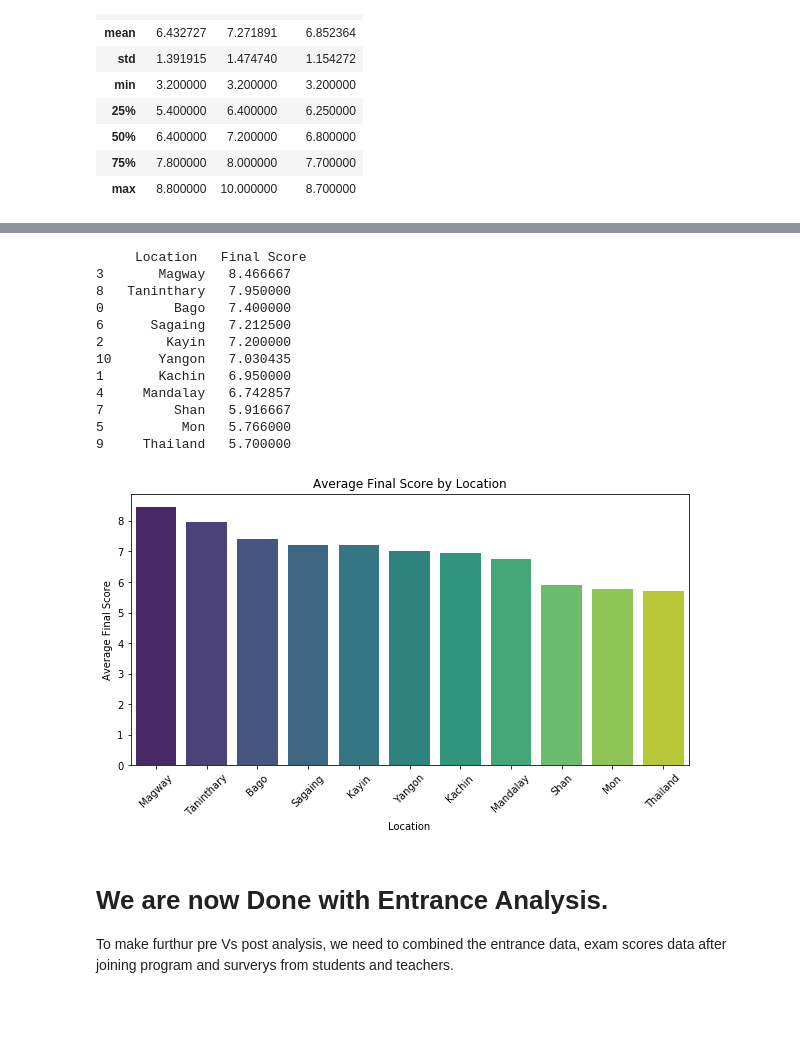
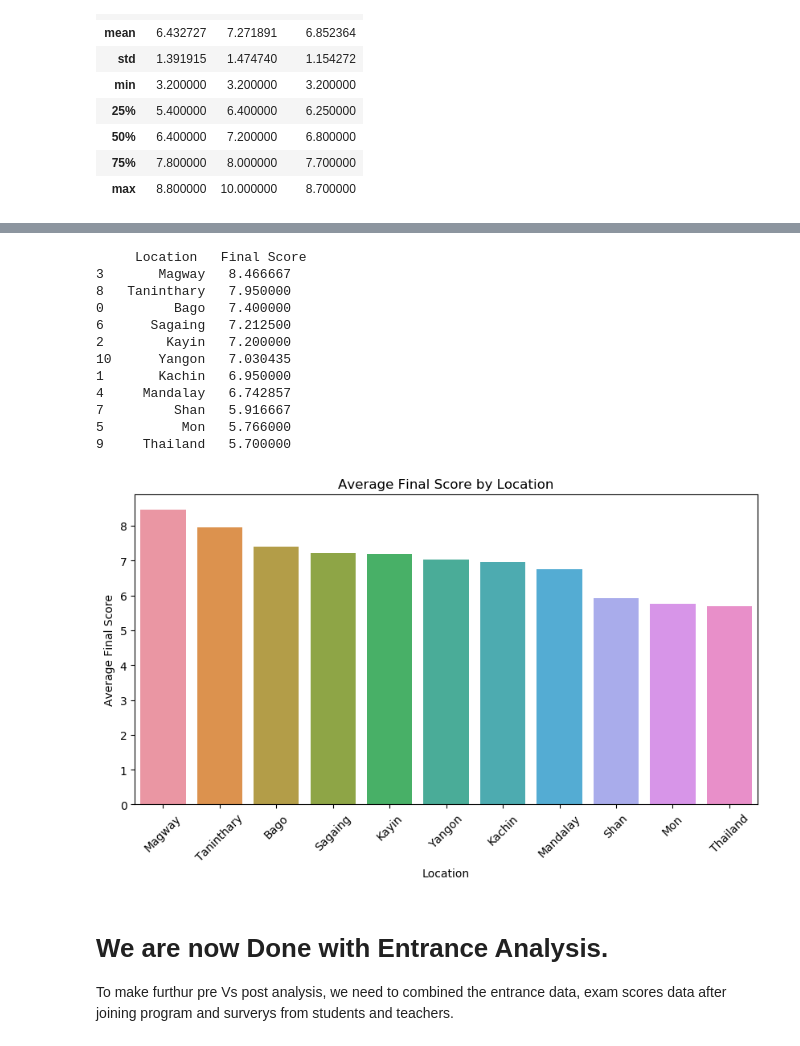
Before and after one commit to iSTAREducation/mmdt-da-project01-team-2, a Jupyter notebook: Assignment_00/formatted_project_2.ipynb, the cells around one changed output, grey strips where cells are left out. Cells and saved outputs as stored; diff of their text form; code cells hidden in the pictures; blank space fills up the shorter version.

Commit message:
change color theme

```diff
--- a/Assignment_00/formatted_project_2.ipynb
+++ b/Assignment_00/formatted_project_2.ipynb
@@ -541,3 +547,41 @@ Dropouts with Final Score > 60 by Age:
 15    1
 18    1
 Name: Age, dtype: int64
+# %%
+# Define a custom color palette for consistency
+custom_colors = ['#27ae60','#3498db','#e67e22','#17becf']
+# Set the custom color cycle for matplotlib
+mpl.rcParams['axes.prop_cycle'] = mpl.cycler(color=custom_colors)
+# Apply the custom color palette to seaborn
+sns.set_palette(custom_colors)
+
+# Categorize interview scores
+dropout_above_60['Interview Category'] = dropout_above_60['Interview'].apply(lambda x: '>= 70' if x >= 70 else '<= 70')
+
+# Count dropouts in each category
+dropout_counts = dropout_above_60['Interview Category'].value_counts()
+print(dropout_counts)
+
+# Plotting
+plt.figure(figsize=(8, 5))
+dropout_counts.plot(kind='bar')
+#dropout_counts.plot(kind='bar', color=['#ff9999','#66b3ff'])
+plt.title('Accepted Dropout Students By Interview Score')
+plt.xlabel('Interview Score Category')
+plt.ylabel('Number of Students')
+plt.xticks(rotation=0)
+plt.show()
+
+# dropout_above_60['Interview Category'] = dropout_above_60['Interview'].apply(lambda x: '>= 70' if x >= 70 else '<= 70')
+
+# # Group by Location and Interview Category
+# dropout_counts_by_location = dropout_above_60.groupby(['Location', 'Interview Category']).size().unstack()
+
+# # Plotting
+# dropout_counts_by_location.plot(kind='bar', stacked=True, color=['salmon', 'skyblue'], figsize=(10, 6))
+# plt.title('Dropout Students by Interview Score Category and Location')
+# plt.xlabel('Location')
+# plt.ylabel('Number of Students')
+# plt.xticks(rotation=45)
+# plt.legend(title='Interview Score Category')
+# plt.show()
@@ -703,33 +757,33 @@ plt.show()
 # %%
 location_performance = selected_pre_df.groupby('Location')['Final Score'].mean().reset_index()
 location_performance = location_performance.sort_values(by='Final Score', ascending=False)
 # Display the result
 print(location_performance)
 
 # Plot the average Final Score by Location
 plt.figure(figsize=(10, 5))
-sns.barplot(x='Location', y='Final Score', data=location_performance, palette='viridis')
+sns.barplot(x='Location', y='Final Score', data=location_performance)
 plt.title('Average Final Score by Location')
 plt.xlabel('Location')
 plt.ylabel('Average Final Score')
 plt.xticks(rotation=45)
 plt.show()
 
 # it is really surprising and amazing to see which locations scores the higheset mean.
 # %% [output]
      Location   Final Score
 3       Magway   8.466667
 8   Taninthary   7.950000
 0         Bago   7.400000
 6      Sagaing   7.212500
 2        Kayin   7.200000
 10      Yangon   7.030435
 1       Kachin   6.950000
 4     Mandalay   6.742857
 7         Shan   5.916667
 5          Mon   5.766000
 9     Thailand   5.700000
-[figure, old version]
+[figure, new version]
 # %% [markdown]
 # We are now Done with Entrance Analysis.
 To make furthur pre Vs post analysis, we need to combined the entrance data, exam scores data after joining program and surverys from students and teachers.
```
Also changed, not shown: parts of 27 cells of this notebook.
